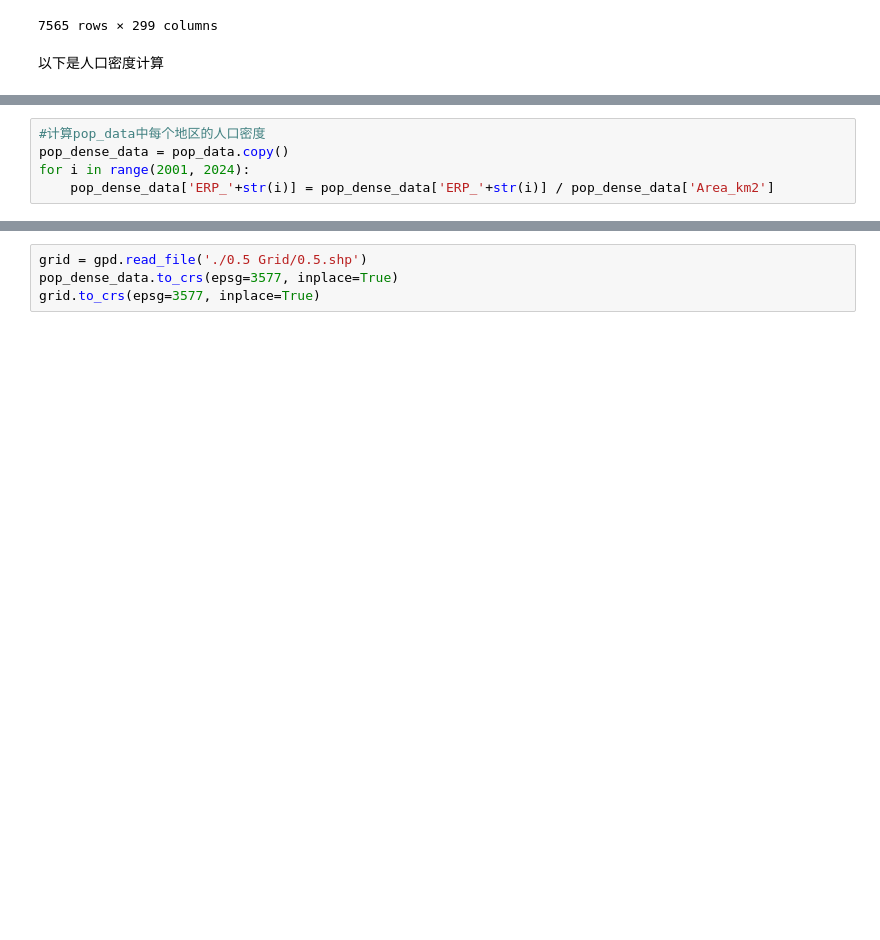
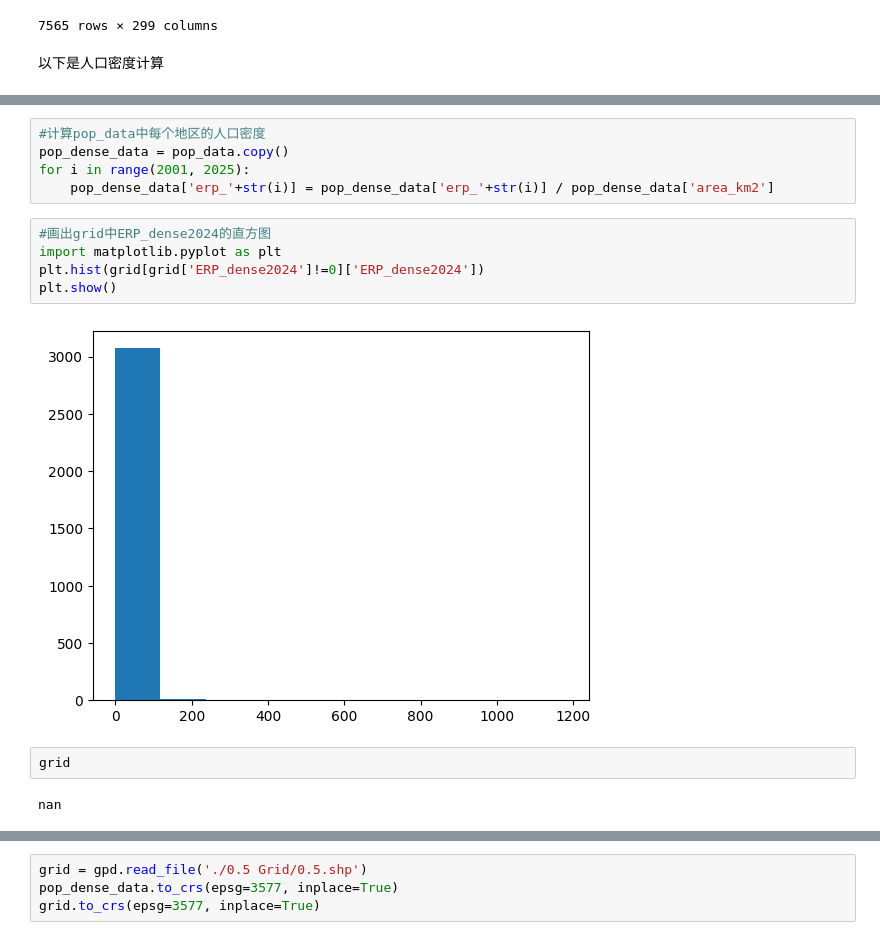
Before and after one commit to Biangbiang0321/DSS5103project, a Jupyter notebook: rainfall_data_processing/grid_data_processing.ipynb, the cells around one changed output, grey strips where cells are left out. Cells and saved outputs as stored; diff of their text form; blank space fills up the shorter version.

```diff
--- a/rainfall_data_processing/grid_data_processing.ipynb
+++ b/rainfall_data_processing/grid_data_processing.ipynb
@@ -102,5 +125,16 @@ pop_data.drop(columns=['ERP_change_number_2022_23',
 # %%
 #计算pop_data中每个地区的人口密度
 pop_dense_data = pop_data.copy()
-for i in range(2001, 2024):
-    pop_dense_data['ERP_'+str(i)] = pop_dense_data['ERP_'+str(i)] / pop_dense_data['Area_km2']
+for i in range(2001, 2025):
+    pop_dense_data['erp_'+str(i)] = pop_dense_data['erp_'+str(i)] / pop_dense_data['area_km2']
+# %%
+#画出grid中ERP_dense2024的直方图
+import matplotlib.pyplot as plt
+plt.hist(grid[grid['ERP_dense2024']!=0]['ERP_dense2024'])
+plt.show()
+# %% [output]
+[figure, added]
+# %%
+grid
+# %% [output]
+nan
```
Also changed, not shown: parts of 8 cells of this notebook, 2 other files.
